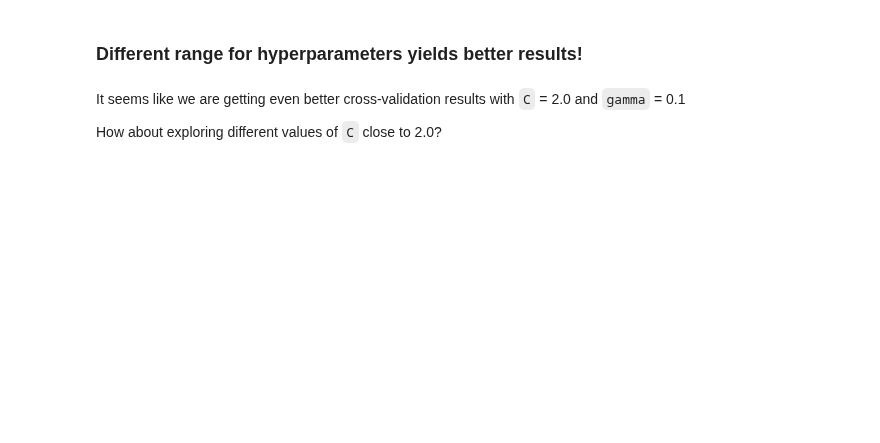
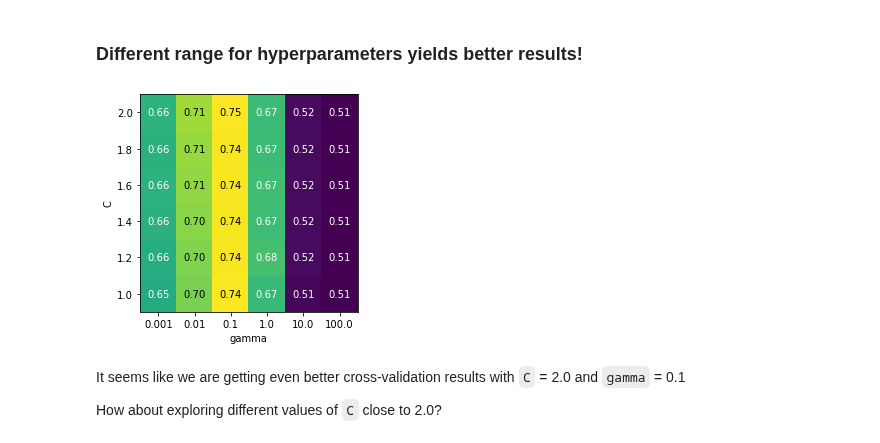
Before and after one commit to UBC-CS/cpsc330-2023s, a Jupyter notebook: lectures/08_hyperparameter-optimization.ipynb, the cells around one changed output. Drawn from its saved outputs; the diff is of its cells as text; code cells hidden in the pictures; blank space fills up the shorter version.

```diff
--- a/lectures/08_hyperparameter-optimization.ipynb
+++ b/lectures/08_hyperparameter-optimization.ipynb
@@ -293,12 +428,12 @@ display(results.T)
 # %% [markdown]
 Let's only look at the most relevant rows.
 # %%
-pd.DataFrame(grid_search.cv_results_)[
-    [
-        "mean_test_score",
-        "param_svc__gamma",
-        "param_svc__C",
-        "mean_fit_time",
-        "rank_test_score",
-    ]
-].set_index("rank_test_score").sort_index().T
+relevant = [
+    "mean_test_score",
+    "param_svc__gamma",
+    "param_svc__C",
+    "mean_fit_time",
+    "rank_test_score",
+]
+results = pd.DataFrame(grid_search.cv_results_)[relevant].set_index("rank_test_score").sort_index()
+results.T
@@ -324,15 +455,0 @@ Why `best_score_` and the score above are different?
-# %%
-from sklearn.model_selection import GridSearchCV
-
-pipe_svm = make_pipeline(StandardScaler(), SVC(**best_parameters))
-
-param_grid = {
-    "svc__gamma": [0.001, 0.01, 0.1, 1.0, 10, 100],
-    "svc__C": [0.001, 0.01, 0.1, 1.0, 10, 100],
-}
-
-grid_search = GridSearchCV(
-    pipe_svm, param_grid, cv=5, n_jobs=-1, return_train_score=True
-)
-# %%
-grid_search.fit(X_train, y_train)
@@ -338,0 +468,4 @@ grid_search.fit(X_train, y_train)
+# %%
+best_svm = make_pipeline(StandardScaler(), SVC(C=1.0, gamma=0.1))  # using grid_search.best_params_
+best_svm.fit(X_train, y_train)
+best_svm.score(X_train, y_train)
@@ -388,9 +537,11 @@ display_heatmap(param_grid2, pipe_svm, X_train, y_train)
 # %% [markdown]
 ### Different range for hyperparameters yields better results!
 # %%
-param_grid3 = {"svc__gamma": np.logspace(-3, 2, 6), "svc__C": np.linspace(1, 2, 6)}
+param_grid3 = {"svc__C": np.linspace(1, 2, 6), "svc__gamma": np.logspace(-3, 2, 6)}
 
 display_heatmap(param_grid3, pipe_svm, X_train, y_train)
+# %% [output]
+[figure, added]
 # %% [markdown]
 It seems like we are getting even better cross-validation results with `C` = 2.0 and `gamma` = 0.1
 
```
Also changed, not shown: parts of 96 cells of this notebook.
